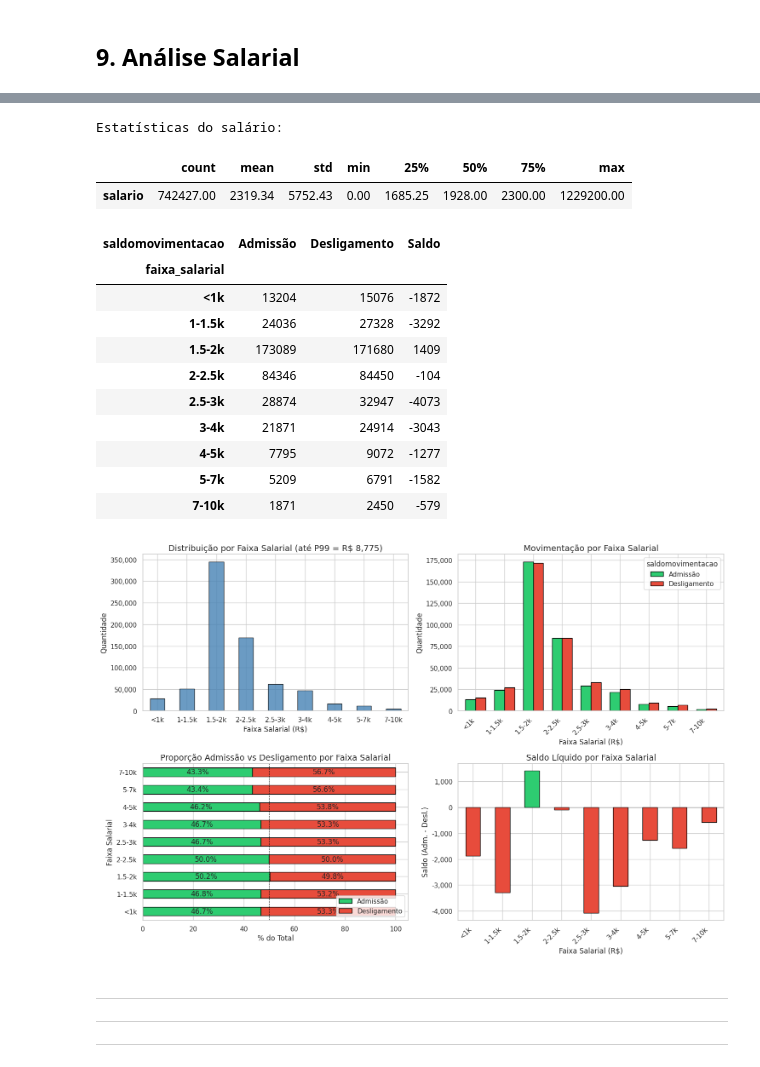
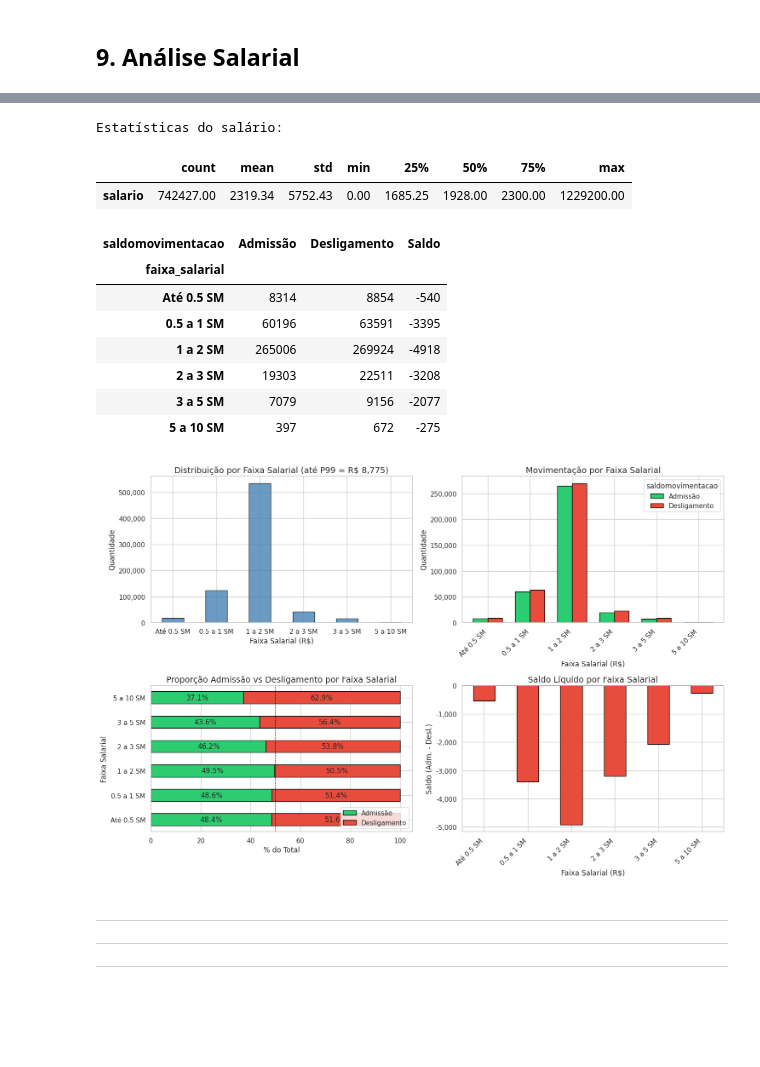
Before and after one commit to vinimeurer/employment-balance-predictor, a Jupyter notebook: eda_caged_curitiba.ipynb, the cells around one changed output, grey strips where cells are left out. Saved outputs shown, nothing was run; the diff lists cells and outputs as text; code cells hidden in the pictures; blank space fills up the shorter version.

```diff
--- a/eda_caged_curitiba.ipynb
+++ b/eda_caged_curitiba.ipynb
@@ -955,4 +1008,9 @@ Estatísticas de idade:
 # %%
+# ============================================================
+# Parâmetro: salário mínimo (2026)
+# ============================================================
+salario_minimo = 1621.00
+
 # ============================================================
 # Estatísticas descritivas do salário
 # ============================================================
@@ -966,10 +1024,30 @@ p99 = df["salario"].quantile(0.99)
 df_sal_viz = df[df["salario"].between(0, p99, inclusive="both")].copy()
 
 # ============================================================
-# Criação de faixas salariais
+# Criação de faixas salariais (padrão IBGE)
 # ============================================================
-bins_sal = [0, 1000, 1500, 2000, 2500, 3000, 4000, 5000, 7000, 10000, float("inf")]
-labels_sal = ["<1k", "1-1.5k", "1.5-2k", "2-2.5k", "2.5-3k", "3-4k", "4-5k", "5-7k", "7-10k", "10k+"]
+bins_sal = [
+    0,
+    0.5 * salario_minimo,
+    1 * salario_minimo,
+    2 * salario_minimo,
+    3 * salario_minimo,
+    5 * salario_minimo,
+    10 * salario_minimo,
+    20 * salario_minimo,
+    float("inf")
+]
+
+labels_sal = [
+    "Até 0.5 SM",
+    "0.5 a 1 SM",
+    "1 a 2 SM",
+    "2 a 3 SM",
+    "3 a 5 SM",
+    "5 a 10 SM",
+    "10 a 20 SM",
+    "20+ SM"
+]
 
 df_sal_viz["faixa_salarial"] = pd.cut(
     df_sal_viz["salario"],
@@ -992,6 +1070,10 @@ sal_saldo = (
 
 # Cálculo do saldo líquido
 sal_saldo["Saldo"] = sal_saldo.get("Admissão", 0) - sal_saldo.get("Desligamento", 0)
+
+sal_pct = sal_saldo[["Admissão", "Desligamento"]].div(
+    sal_saldo[["Admissão", "Desligamento"]].sum(axis=1), axis=0
+) * 100
 
 display(sal_saldo)
 
@@ -1041,43 +1123,40 @@ axes[1, 0].set_xlabel("% do Total")
 axes[1, 0].set_ylabel("Faixa Salarial")
 axes[1, 0].legend(loc="lower right")
 
 # Rótulos de porcentagem
 for container in axes[1, 0].containers:
     axes[1, 0].bar_label(container, fmt="%.1f%%", label_type="center")
 
 # 4) Saldo líquido por faixa salarial
 cores_saldo = ["#2ecc71" if v >= 0 else "#e74c3c" for v in sal_saldo["Saldo"]]
 
 sal_saldo["Saldo"].plot.bar(
     ax=axes[1, 1],
     color=cores_saldo,
     edgecolor="black"
 )
 axes[1, 1].axhline(0, color="black", linewidth=0.8)
 axes[1, 1].set_title("Saldo Líquido por Faixa Salarial")
 axes[1, 1].set_xlabel("Faixa Salarial (R$)")
 axes[1, 1].set_ylabel("Saldo (Adm. - Desl.)")
 axes[1, 1].set_xticklabels(axes[1, 1].get_xticklabels(), rotation=45, ha="right")
 axes[1, 1].yaxis.set_major_formatter(mticker.FuncFormatter(lambda x, _: f"{x:,.0f}"))
 
 plt.tight_layout()
 plt.show()
 # %% [output]
 Estatísticas do salário:
 |  | count | mean | std | min | 25% | 50% | 75% | max |
 | salario | 742427.00 | 2319.34 | 5752.43 | 0.00 | 1685.25 | 1928.00 | 2300.00 | 1229200.00 |
 | saldomovimentacao | Admissão | Desligamento | Saldo |
 | faixa_salarial |  |  |  |
-| <1k | 13204 | 15076 | -1872 |
-| 1-1.5k | 24036 | 27328 | -3292 |
-| 1.5-2k | 173089 | 171680 | 1409 |
-| 2-2.5k | 84346 | 84450 | -104 |
-| 2.5-3k | 28874 | 32947 | -4073 |
-| 3-4k | 21871 | 24914 | -3043 |
-| 4-5k | 7795 | 9072 | -1277 |
-| 5-7k | 5209 | 6791 | -1582 |
-| 7-10k | 1871 | 2450 | -579 |
+| Até 0.5 SM | 8314 | 8854 | -540 |
+| 0.5 a 1 SM | 60196 | 63591 | -3395 |
+| 1 a 2 SM | 265006 | 269924 | -4918 |
+| 2 a 3 SM | 19303 | 22511 | -3208 |
+| 3 a 5 SM | 7079 | 9156 | -2077 |
+| 5 a 10 SM | 397 | 672 | -275 |
-[figure, old version]
+[figure, new version]
 # %% [markdown]
 ---
 ---
```
Also changed, not shown: parts of 7 cells of this notebook.
